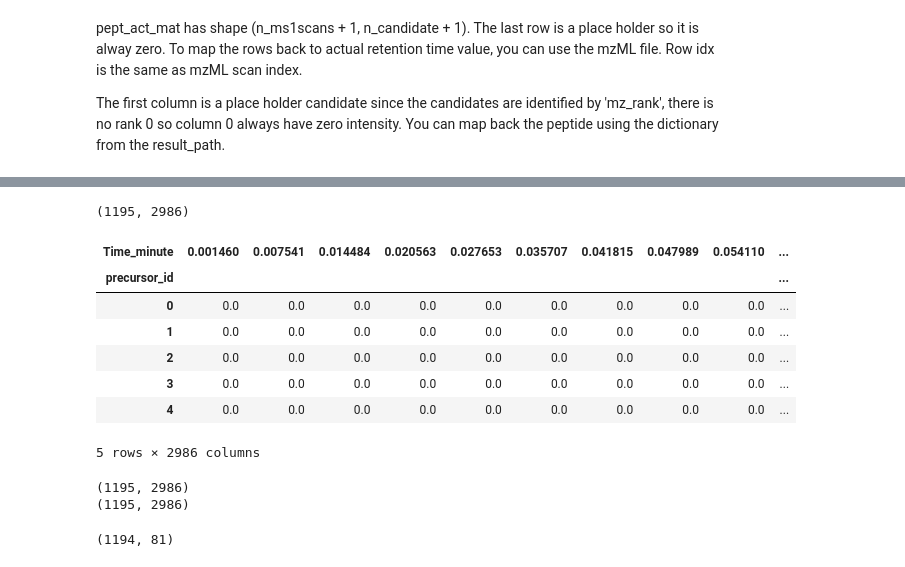
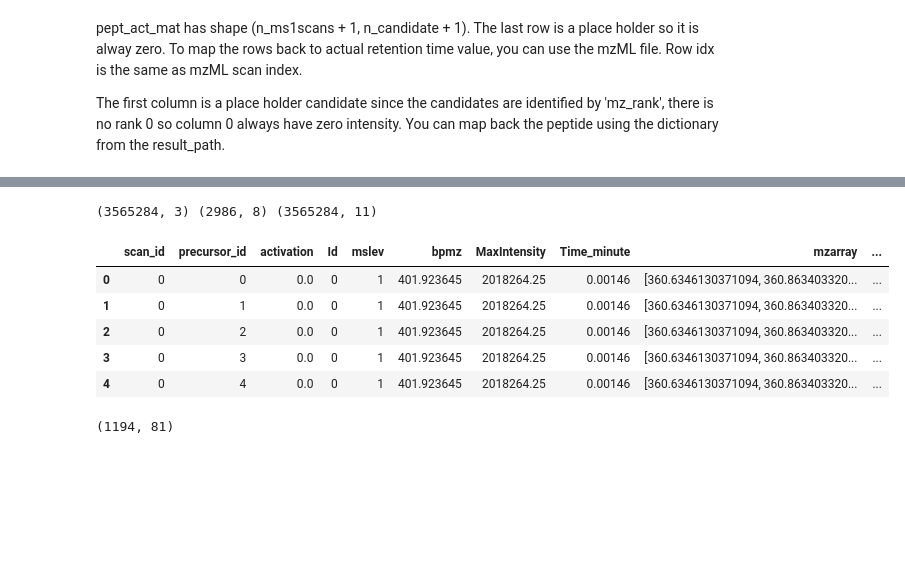
Before and after one commit to wilhelm-lab/SWAPS, a Jupyter notebook: SWAPS/notebooks/dev_90_ayla_test.ipynb, the cells around one changed output, grey strips where cells are left out. Drawn from its saved outputs; the diff is of its cells as text; code cells hidden in the pictures; blank space fills up the shorter version.

```diff
--- a/SWAPS/notebooks/dev_90_ayla_test.ipynb
+++ b/SWAPS/notebooks/dev_90_ayla_test.ipynb
@@ -227,22 +218,17 @@ display(pept_act_df_RT_parsed.head())
-# %%
-pept_RT_df = pept_act_df_RT_parsed.T
-pept_RT_df.index.name = "precursor_id"
-print(pept_RT_df.shape)
-display(pept_RT_df.head())
-# %% [output]
-(1195, 2986)
-| Time_minute | 0.001460 | 0.007541 | 0.014484 | 0.020563 | 0.027653 | 0.035707 | 0.041815 | 0.047989 | 0.054110 | ... |
-| precursor_id |  |  |  |  |  |  |  |  |  | ... |
-| 0 | 0.0 | 0.0 | 0.0 | 0.0 | 0.0 | 0.0 | 0.0 | 0.0 | 0.0 | ... |
-| 1 | 0.0 | 0.0 | 0.0 | 0.0 | 0.0 | 0.0 | 0.0 | 0.0 | 0.0 | ... |
-| 2 | 0.0 | 0.0 | 0.0 | 0.0 | 0.0 | 0.0 | 0.0 | 0.0 | 0.0 | ... |
-| 3 | 0.0 | 0.0 | 0.0 | 0.0 | 0.0 | 0.0 | 0.0 | 0.0 | 0.0 | ... |
-| 4 | 0.0 | 0.0 | 0.0 | 0.0 | 0.0 | 0.0 | 0.0 | 0.0 | 0.0 | ... |
-5 rows × 2986 columns
-# %%
-print(pept_RT_df.dropna(how="all").shape)
-print(pept_RT_df.dropna(how="all", axis=1).shape)
-# %% [output]
-(1195, 2986)
-(1195, 2986)
+# %%
+pept_act_df_long_RT = pept_act_df_long.merge(
+    mzml,
+    left_on="scan_id",
+    right_on="Id",
+)
+print(pept_act_df_long.shape, mzml.shape, pept_act_df_long_RT.shape)
+display(pept_act_df_long_RT.head())
+# %% [output]
+(3565284, 3) (2986, 8) (3565284, 11)
+|  | scan_id | precursor_id | activation | Id | mslev | bpmz | MaxIntensity | Time_minute | mzarray | ... |
+| 0 | 0 | 0 | 0.0 | 0 | 1 | 401.923645 | 2018264.25 | 0.00146 | [360.6346130371094, 360.863403320... | ... |
+| 1 | 0 | 1 | 0.0 | 0 | 1 | 401.923645 | 2018264.25 | 0.00146 | [360.6346130371094, 360.863403320... | ... |
+| 2 | 0 | 2 | 0.0 | 0 | 1 | 401.923645 | 2018264.25 | 0.00146 | [360.6346130371094, 360.863403320... | ... |
+| 3 | 0 | 3 | 0.0 | 0 | 1 | 401.923645 | 2018264.25 | 0.00146 | [360.6346130371094, 360.863403320... | ... |
+| 4 | 0 | 4 | 0.0 | 0 | 1 | 401.923645 | 2018264.25 | 0.00146 | [360.6346130371094, 360.863403320... | ... |
 # %%
```
Also changed, not shown: parts of 12 cells of this notebook.
